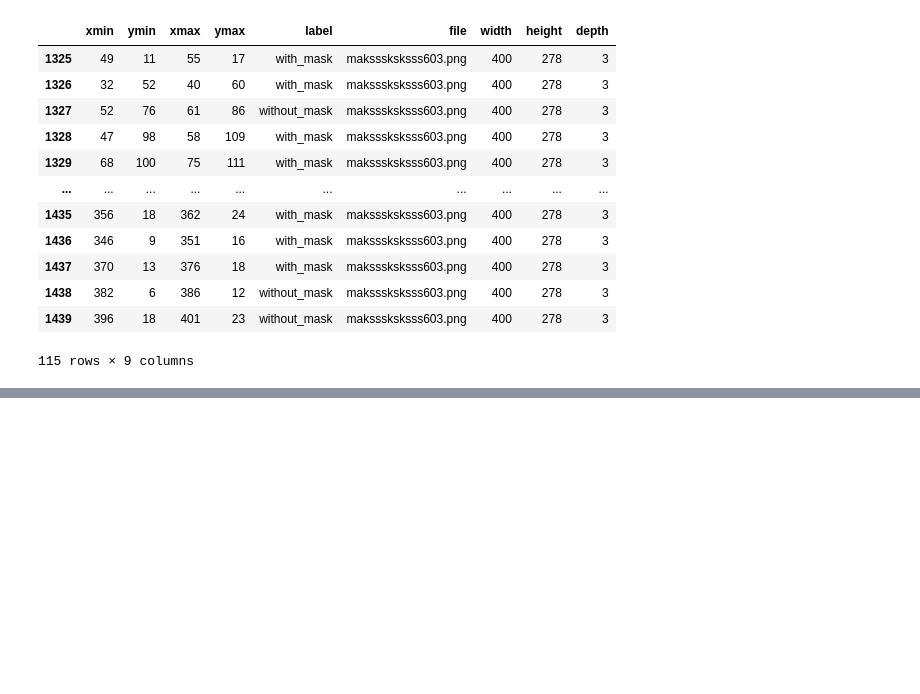
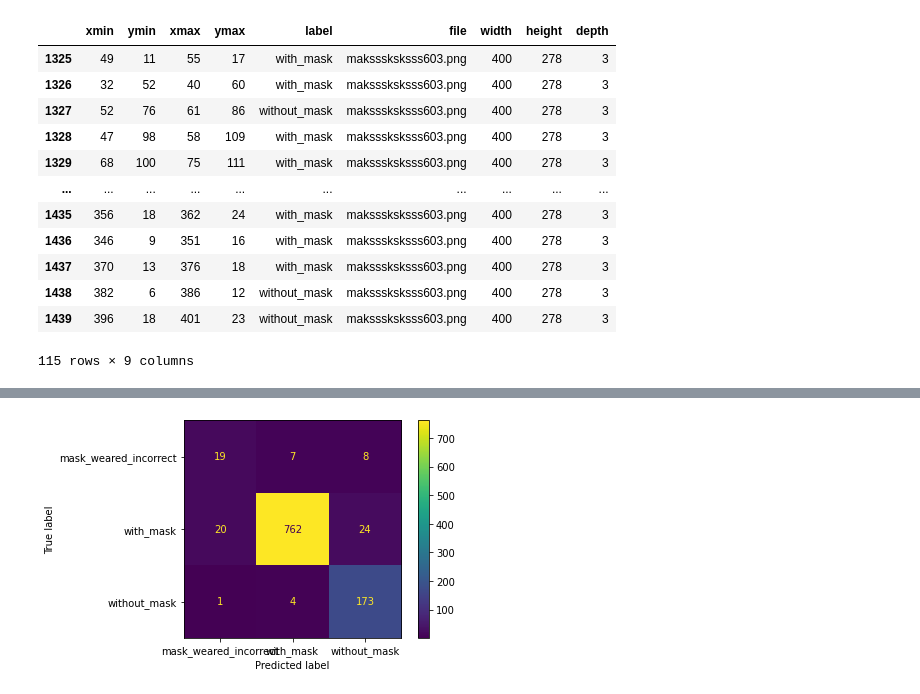
Before and after one commit to mlukan/GDA3B2021, a Jupyter notebook: ProjectFaceMask/facemask_data_parser.ipynb, the cells around one changed output, grey strips where cells are left out. Saved outputs shown, nothing was run; the diff lists cells and outputs as text; code cells hidden in the pictures; blank space fills up the shorter version.

```diff
--- a/ProjectFaceMask/facemask_data_parser.ipynb
+++ b/ProjectFaceMask/facemask_data_parser.ipynb
@@ -112,0 +162,11 @@ import PIL
+# %%
+from sklearn.model_selection import train_test_split
+from sklearn import model_selection, svm
+from sklearn.metrics import accuracy_score
+X_train,X_test,y_train,y_test=train_test_split(imagesflat/255,andf['label'])
+# %%
+%%time
+SVM = svm.SVC(C=1, kernel='rbf',class_weight='balanced')
+SVM.fit(X_train,y_train)
+predictions = SVM.predict(X_test)
+print("Accuracy: ",accuracy_score(predictions, y_test)*100)
@@ -112,0 +177,8 @@ import PIL
+# %%
+from sklearn.metrics import confusion_matrix, ConfusionMatrixDisplay
+
+cm = confusion_matrix(y_test, predictions, labels=SVM.classes_);
+disp = ConfusionMatrixDisplay(confusion_matrix=cm, display_labels=SVM.classes_);
+disp.plot(values_format = '');
+# %% [output]
+[figure, added]
```
Also changed, not shown: parts of 13 cells of this notebook.
